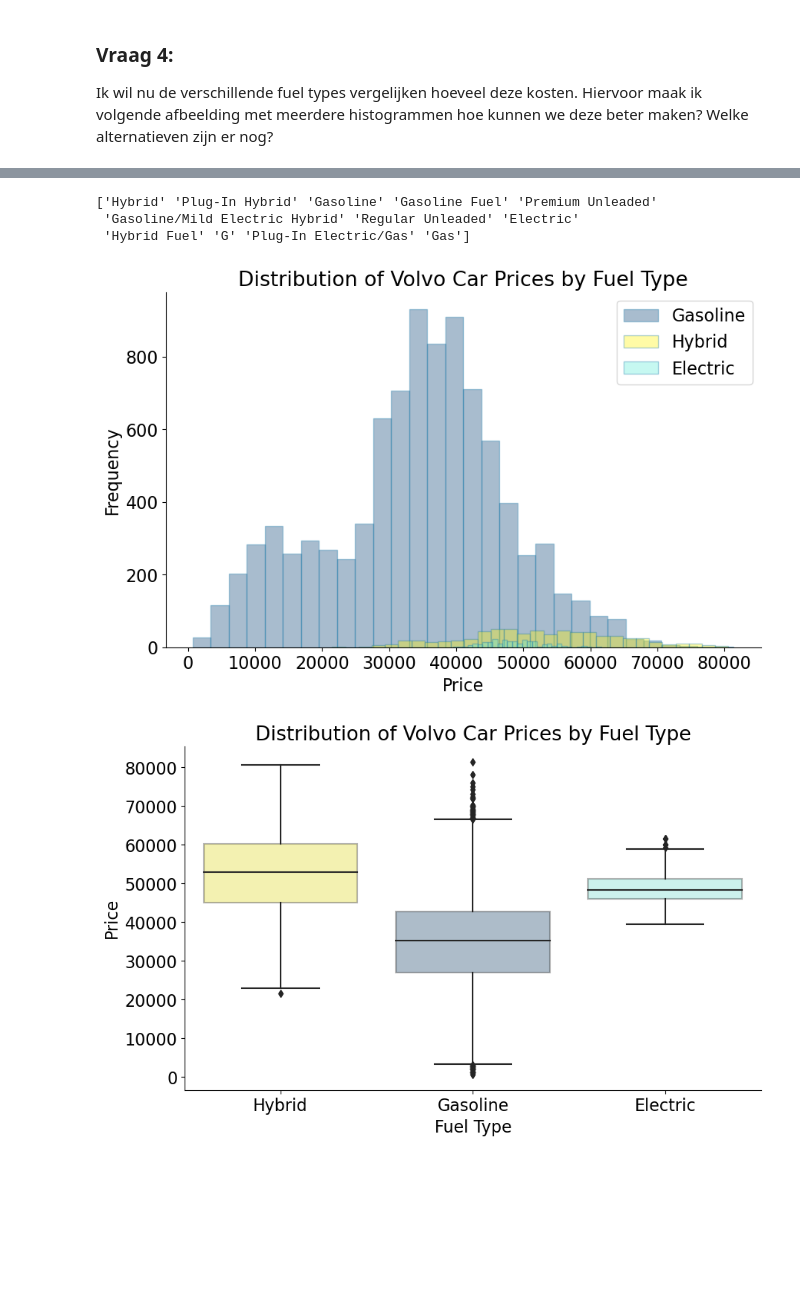
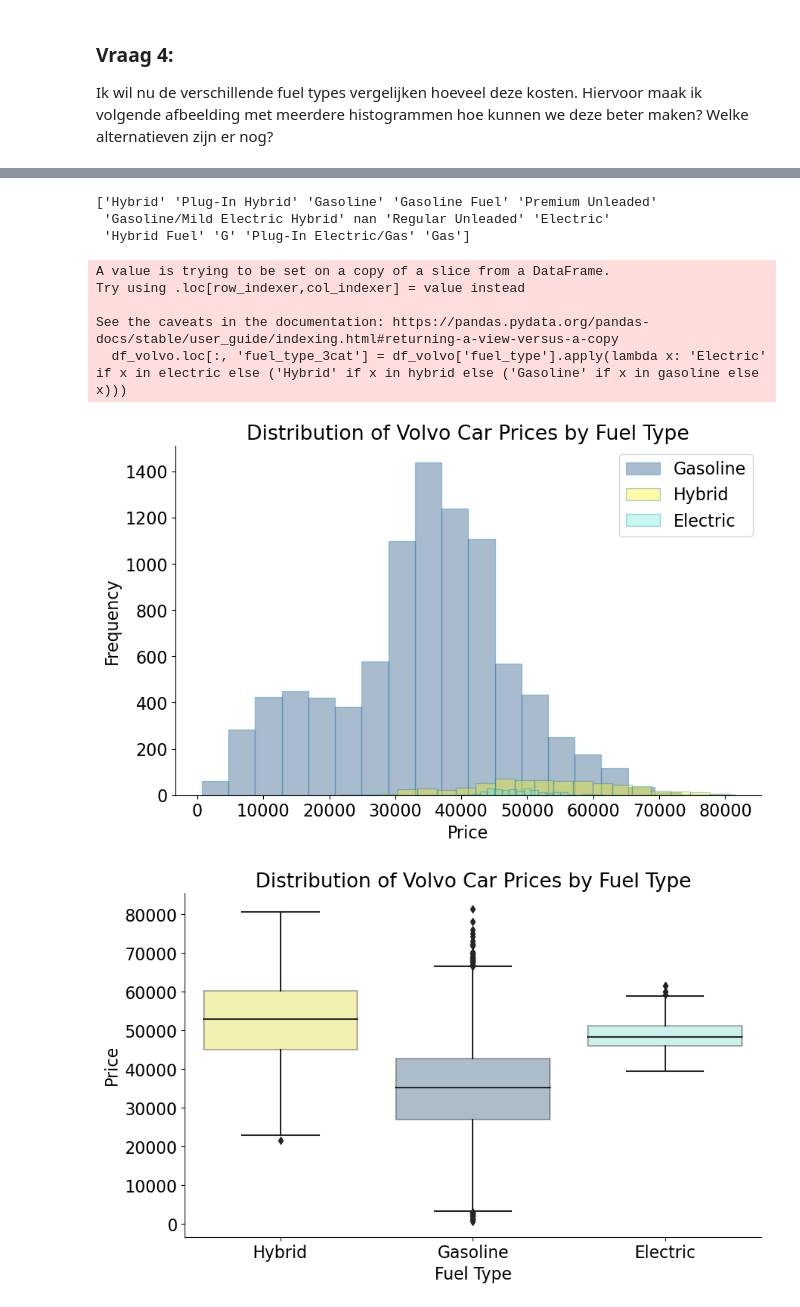
Before and after one commit to BVR83/Syntra_DS_statistics_visualisation, a Jupyter notebook: scripts/notebooks/autoproductie_v02.ipynb, the cells around one changed output, grey strips where cells are left out. Cells and saved outputs as stored; diff of their text form; code cells hidden in the pictures; blank space fills up the shorter version.

```diff
--- a/scripts/notebooks/autoproductie_v02.ipynb
+++ b/scripts/notebooks/autoproductie_v02.ipynb
@@ -124,48 +192,51 @@ Ik wil nu de verschillende fuel types vergelijken hoeveel deze kosten. Hiervoor
 # %%
-# Even kijken welke unieke values in fuel_type zitten, en deze dan toewijzen aan de 3 categorieen.
-# print(df_volvo['fuel_type'].unique())
+# Eerst kijken welke unieke values in fuel_type zitten, en deze dan toewijzen aan de 3 categorieen.
+print(df_volvo['fuel_type'].unique())
 
 # Define the categories
 electric = ['Electric']
 hybrid = ['Hybrid', 'Plugin Hybrid',"Plug-In Hybrid",'Gasoline/Mild Electric Hybrid', 'Hybrid Fuel', 'Plug-In Electric/Gas']
 gasoline = ['Gasoline',"Gas", 'Gasoline Fuel', 'Premium Unleaded', 'Regular Unleaded', 'G']
 
-# Remove rows with NaN in 'fuel_type_3cat'
-df_volvo = df_volvo.dropna(subset=['fuel_type_3cat'])
-
-# Categorize the 'fuel_type' column
+# Add the 'fuel_type_3cat' column
 df_volvo.loc[:, 'fuel_type_3cat'] = df_volvo['fuel_type'].apply(lambda x: 'Electric' if x in electric else ('Hybrid' if x in hybrid else ('Gasoline' if x in gasoline else x)))
 
-# print(df_volvo['fuel_type'].unique())
+# Remove rows with NaN in 'fuel_type_3cat' from df_volvo
+df_volvo = df_volvo.dropna(subset=['fuel_type_3cat'])
 
 # Create a figure and a set of subplots
 fig, ax = plt.subplots()
 
-# Plot a histogram of the prices of gasoline Volvo cars with red bars
-ax.hist(df_volvo[df_volvo['fuel_type_3cat'] == 'Gasoline']['price'], bins=30, color=plot_style.hist_color, edgecolor=plot_style.hist_edgecolor, alpha=0.35, label='Gasoline')
+# Plot a histogram of the prices of gasoline Volvo cars with grey bars
+ax.hist(df_volvo[df_volvo['fuel_type_3cat'] == 'Gasoline']['price'], bins=20, color=plot_style.hist_color, edgecolor=plot_style.hist_edgecolor, alpha=0.35, label='Gasoline')
 
 
 # Plot a histogram of the prices of Hybrid Volvo cars with yellow bars
-ax.hist(df_volvo[df_volvo['fuel_type_3cat'] == 'Hybrid']['price'], bins=30, color=plot_style.hist_color3, edgecolor=plot_style.hist_edgecolor, alpha=0.35, label='Hybrid')
+ax.hist(df_volvo[df_volvo['fuel_type_3cat'] == 'Hybrid']['price'], bins=20, color=plot_style.hist_color3, edgecolor=plot_style.hist_edgecolor, alpha=0.35, label='Hybrid')
 
-# Plot a histogram of the prices of electric Volvo cars with blue bars
-ax.hist(df_volvo[df_volvo['fuel_type_3cat'] == 'Electric']['price'], bins=30, color=plot_style.hist_color2, edgecolor=plot_style.hist_edgecolor, alpha=0.35, label='Electric')
+# Plot a histogram of the prices of electric Volvo cars with green bars
+ax.hist(df_volvo[df_volvo['fuel_type_3cat'] == 'Electric']['price'], bins=20, color=plot_style.hist_color2, edgecolor=plot_style.hist_edgecolor, alpha=0.35, label='Electric')
 
 # Set the title and labels
 ax.set_title('Distribution of Volvo Car Prices by Fuel Type')
 ax.set_xlabel('Price')
 ax.set_ylabel('Frequency')
 
 # Add a legend
 ax.legend()
 
 # Display the plot
 plt.show()
 # %% [output]
 ['Hybrid' 'Plug-In Hybrid' 'Gasoline' 'Gasoline Fuel' 'Premium Unleaded'
- 'Gasoline/Mild Electric Hybrid' 'Regular Unleaded' 'Electric'
+ 'Gasoline/Mild Electric Hybrid' nan 'Regular Unleaded' 'Electric'
  'Hybrid Fuel' 'G' 'Plug-In Electric/Gas' 'Gas']
+A value is trying to be set on a copy of a slice from a DataFrame.
+Try using .loc[row_indexer,col_indexer] = value instead
+
+See the caveats in the documentation: https://pandas.pydata.org/pandas-docs/stable/user_guide/indexing.html#returning-a-view-versus-a-copy
+  df_volvo.loc[:, 'fuel_type_3cat'] = df_volvo['fuel_type'].apply(lambda x: 'Electric' if x in electric else ('Hybrid' if x in hybrid else ('Gasoline' if x in gasoline else x)))
-[figure, old version]
+[figure, new version]
 # %%
 # Create a boxplot of the prices by fuel type
 # Define a dictionary mapping fuel types to colors
```
Also changed, not shown: parts of 18 cells of this notebook.
